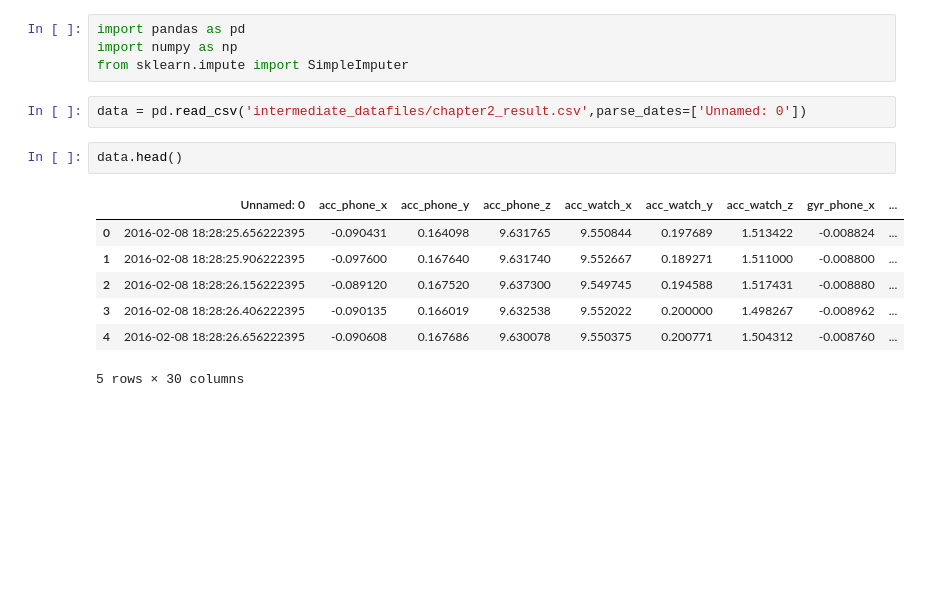
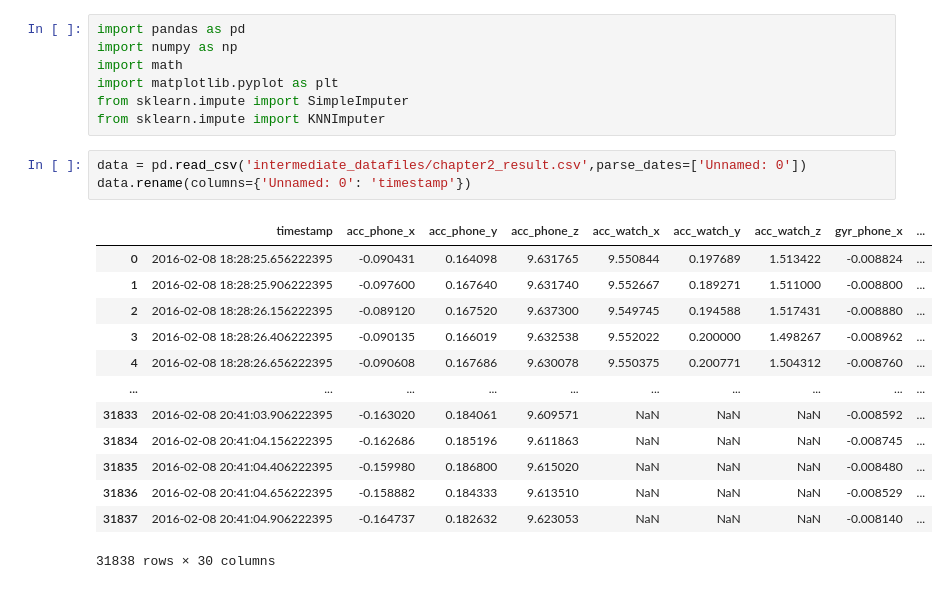
Before and after one commit to baswillemsen/ML4QS, a Jupyter notebook: Python3Code/Notebook.ipynb, the cells around one changed output. Cells and saved outputs as stored; diff of their text form; blank space fills up the shorter version.

```diff
--- a/Python3Code/Notebook.ipynb
+++ b/Python3Code/Notebook.ipynb
@@ -1,16 +1,24 @@
 # %%
 import pandas as pd
 import numpy as np
+import math
+import matplotlib.pyplot as plt
 from sklearn.impute import SimpleImputer
+from sklearn.impute import KNNImputer
 # %%
 data = pd.read_csv('intermediate_datafiles/chapter2_result.csv',parse_dates=['Unnamed: 0'])
+data.rename(columns={'Unnamed: 0': 'timestamp'})
+# %% [output]
+|  | timestamp | acc_phone_x | acc_phone_y | acc_phone_z | acc_watch_x | acc_watch_y | acc_watch_z | gyr_phone_x | ... |
+| 0 | 2016-02-08 18:28:25.656222395 | -0.090431 | 0.164098 | 9.631765 | 9.550844 | 0.197689 | 1.513422 | -0.008824 | ... |
+| 1 | 2016-02-08 18:28:25.906222395 | -0.097600 | 0.167640 | 9.631740 | 9.552667 | 0.189271 | 1.511000 | -0.008800 | ... |
+| 2 | 2016-02-08 18:28:26.156222395 | -0.089120 | 0.167520 | 9.637300 | 9.549745 | 0.194588 | 1.517431 | -0.008880 | ... |
+| 3 | 2016-02-08 18:28:26.406222395 | -0.090135 | 0.166019 | 9.632538 | 9.552022 | 0.200000 | 1.498267 | -0.008962 | ... |
+| 4 | 2016-02-08 18:28:26.656222395 | -0.090608 | 0.167686 | 9.630078 | 9.550375 | 0.200771 | 1.504312 | -0.008760 | ... |
+| ... | ... | ... | ... | ... | ... | ... | ... | ... | ... |
+| 31833 | 2016-02-08 20:41:03.906222395 | -0.163020 | 0.184061 | 9.609571 | NaN | NaN | NaN | -0.008592 | ... |
+| 31834 | 2016-02-08 20:41:04.156222395 | -0.162686 | 0.185196 | 9.611863 | NaN | NaN | NaN | -0.008745 | ... |
+| 31835 | 2016-02-08 20:41:04.406222395 | -0.159980 | 0.186800 | 9.615020 | NaN | NaN | NaN | -0.008480 | ... |
+| 31836 | 2016-02-08 20:41:04.656222395 | -0.158882 | 0.184333 | 9.613510 | NaN | NaN | NaN | -0.008529 | ... |
+| 31837 | 2016-02-08 20:41:04.906222395 | -0.164737 | 0.182632 | 9.623053 | NaN | NaN | NaN | -0.008140 | ... |
+31838 rows × 30 columns
-# %%
-data.head()
-# %% [output]
-|  | Unnamed: 0 | acc_phone_x | acc_phone_y | acc_phone_z | acc_watch_x | acc_watch_y | acc_watch_z | gyr_phone_x | ... |
-| 0 | 2016-02-08 18:28:25.656222395 | -0.090431 | 0.164098 | 9.631765 | 9.550844 | 0.197689 | 1.513422 | -0.008824 | ... |
-| 1 | 2016-02-08 18:28:25.906222395 | -0.097600 | 0.167640 | 9.631740 | 9.552667 | 0.189271 | 1.511000 | -0.008800 | ... |
-| 2 | 2016-02-08 18:28:26.156222395 | -0.089120 | 0.167520 | 9.637300 | 9.549745 | 0.194588 | 1.517431 | -0.008880 | ... |
-| 3 | 2016-02-08 18:28:26.406222395 | -0.090135 | 0.166019 | 9.632538 | 9.552022 | 0.200000 | 1.498267 | -0.008962 | ... |
-| 4 | 2016-02-08 18:28:26.656222395 | -0.090608 | 0.167686 | 9.630078 | 9.550375 | 0.200771 | 1.504312 | -0.008760 | ... |
-5 rows × 30 columns
```
Also changed, not shown: parts of 6 cells of this notebook, 1 other file.
